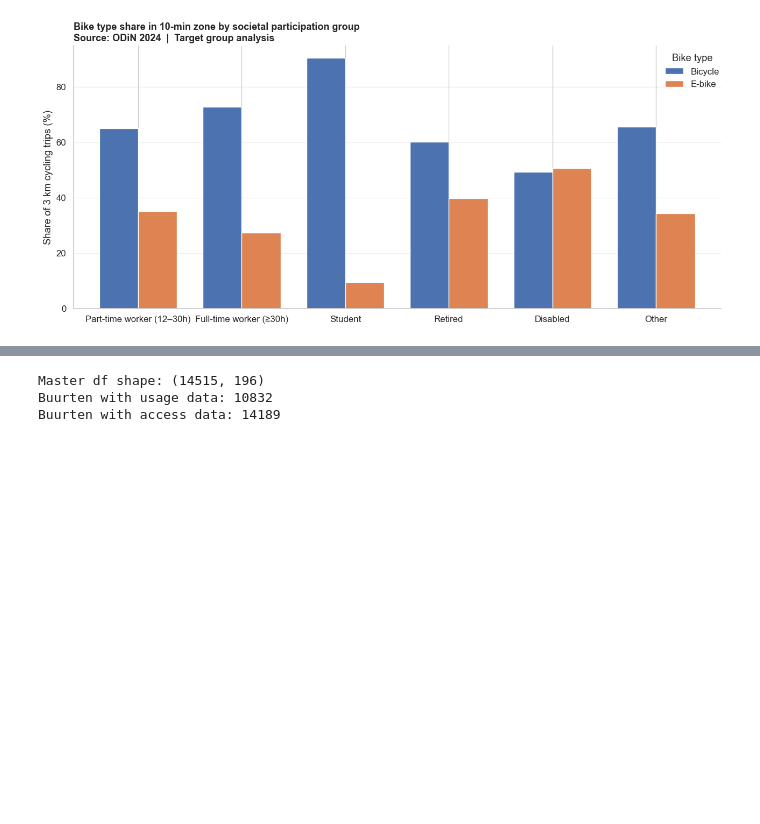
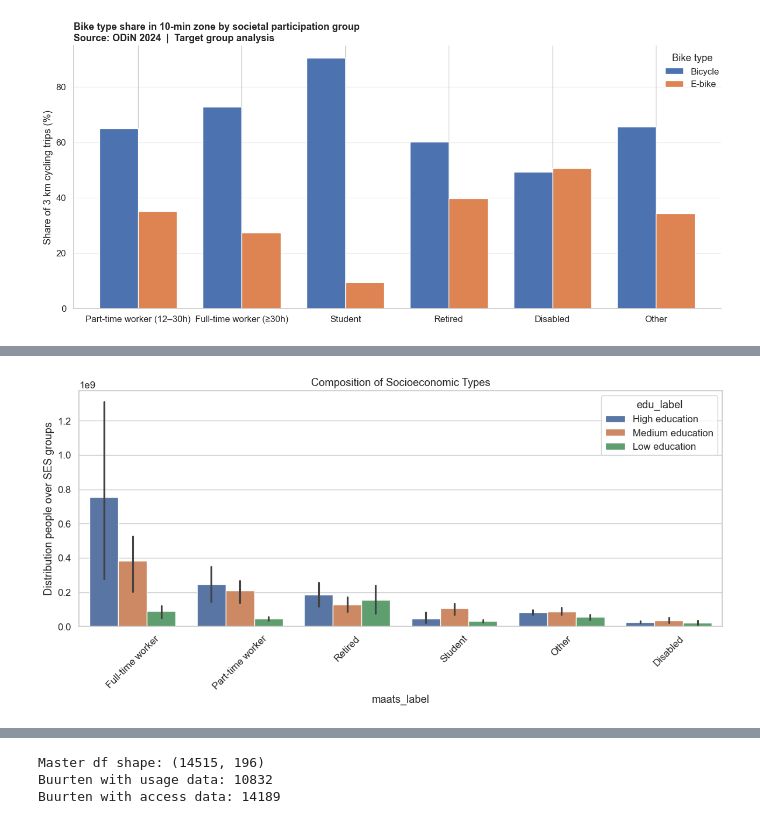
Before and after one commit to carmenkohler/1BM130, a Jupyter notebook: Daan_dataexploration_updatesCarmen.ipynb, the cells around one changed output, grey strips where cells are left out. Saved outputs shown, nothing was run; the diff lists cells and outputs as text; code cells hidden in the pictures; blank space fills up the shorter version.

Commit message:
Update for the socioeconomic status

```diff
--- a/Daan_dataexploration_updatesCarmen.ipynb
+++ b/Daan_dataexploration_updatesCarmen.ipynb
@@ -606,0 +617,24 @@ plt.show()
+# %%
+ses_all = (
+    df
+    .groupby(['edu_label', 'income_group', 'maats_label'])['FactorV']
+    .sum()
+    .reset_index()
+    .sort_values('FactorV', ascending=False)
+)
+
+
+plt.figure(figsize=(12,6))
+sns.barplot(
+    data=ses_all,
+    x='maats_label',
+    y='FactorV',
+    hue='edu_label'
+)
+plt.title('Composition of Socioeconomic Types')
+plt.xticks(rotation=45)
+plt.tight_layout()
+plt.ylabel("Distribution people over SES groups") #FactorV corrects for: sampling bias, non-response, demographic imbalance, regional difference
+plt.show()
+# %% [output]
+[figure, added]
```
Also changed, not shown: parts of 3 cells of this notebook.
